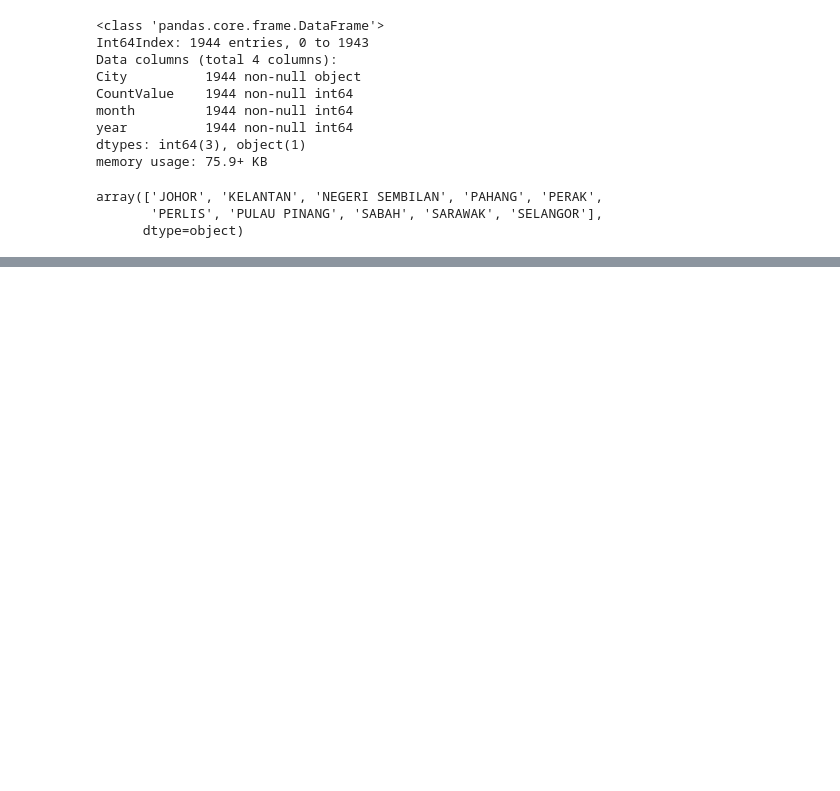
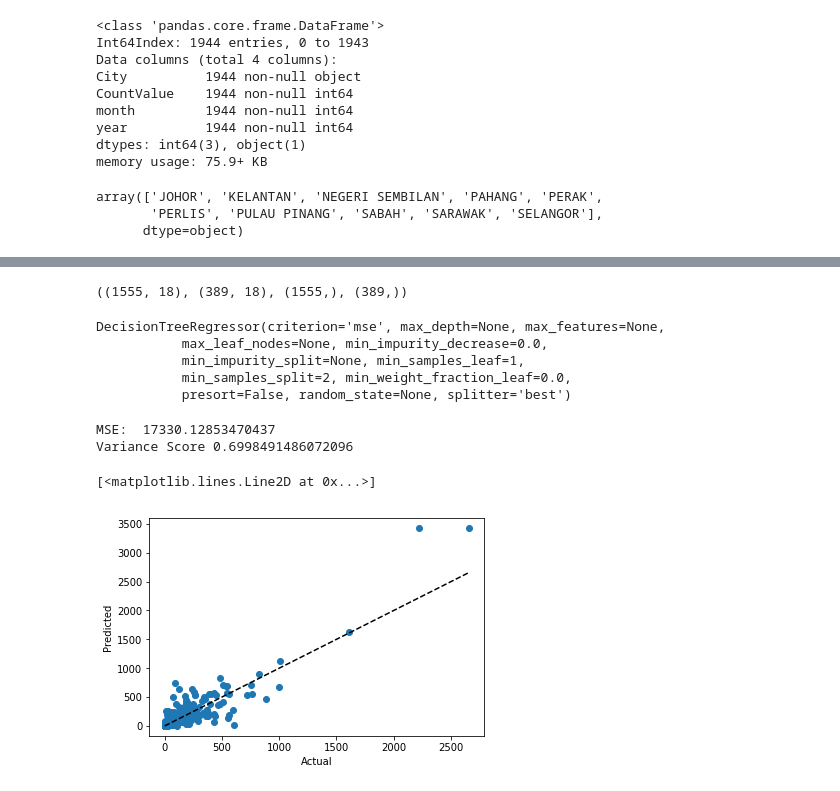
Before and after one commit to FHyder/CapstoneProject, a Jupyter notebook: Untitled.ipynb, the cells around one changed output, grey strips where cells are left out. Saved outputs shown, nothing was run; the diff lists cells and outputs as text; code cells hidden in the pictures; blank space fills up the shorter version.

```diff
--- a/Untitled.ipynb
+++ b/Untitled.ipynb
@@ -1356,0 +660,35 @@ mdf
+# %%
+X = newdf.drop('Count', axis = 1)
+y = newdf.Count
+# %%
+X_train, X_test, y_train, y_test = train_test_split(X,y,test_size = .20)
+# %%
+X_train.shape, X_test.shape, y_train.shape, y_test.shape
+# %% [output]
+((1555, 18), (389, 18), (1555,), (389,))
+# %%
+model = DecisionTreeRegressor()
+model.fit(X_train, y_train)
+# %% [output]
+DecisionTreeRegressor(criterion='mse', max_depth=None, max_features=None,
+           max_leaf_nodes=None, min_impurity_decrease=0.0,
+           min_impurity_split=None, min_samples_leaf=1,
+           min_samples_split=2, min_weight_fraction_leaf=0.0,
+           presort=False, random_state=None, splitter='best')
+# %%
+y_pred = model.predict(X_test)
+print('MSE: ',mean_squared_error(y_test,y_pred))
+print('Variance Score', r2_score(y_test,y_pred))
+# %% [output]
+MSE:  17330.12853470437
+Variance Score 0.6998491486072096
+# %%
+
+plt.show
+plt.scatter(y_test,y_pred)
+plt.xlabel('Actual')
+plt.ylabel('Predicted')
+plt.plot([y_test.min(), y_test.max()], [y_test.min(), y_test.max()], 'k--')
+# %% [output]
+[<matplotlib.lines.Line2D at 0x...>]
+[figure, added]
```
Also changed, not shown: parts of 142 cells of this notebook, 2 other files.
